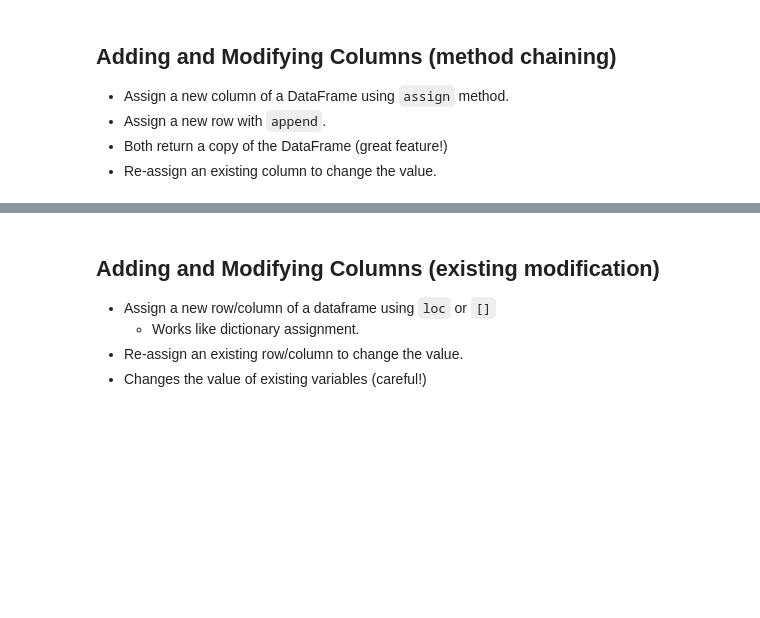
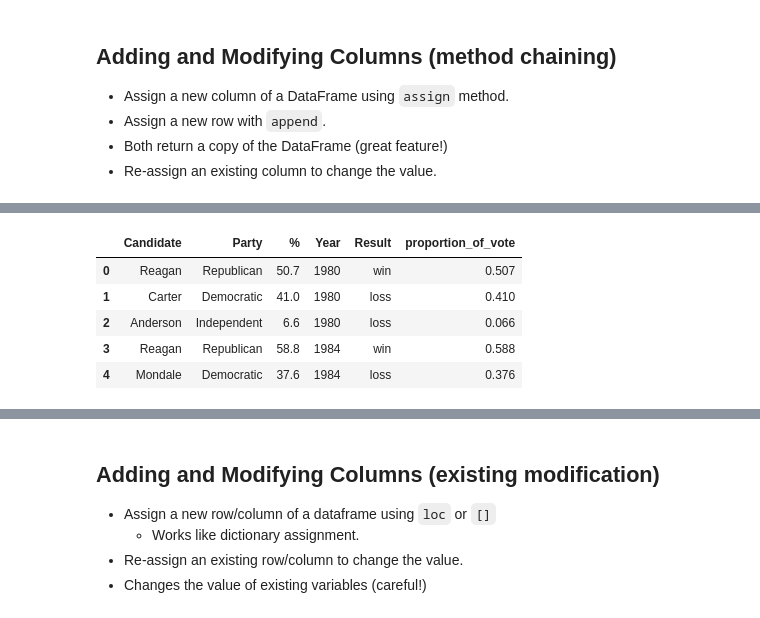
Before and after one commit to Bonnie117/dsc80-wi20, a Jupyter notebook: lectures/02/Lecture 02 Tabular Data.ipynb, the cells around one changed output, grey strips where cells are left out. Saved outputs shown, nothing was run; the diff lists cells and outputs as text; code cells hidden in the pictures; blank space fills up the shorter version.

```diff
--- a/lectures/02/Lecture 02 Tabular Data.ipynb
+++ b/lectures/02/Lecture 02 Tabular Data.ipynb
@@ -666,3 +843,12 @@ elections.drop_duplicates(subset=['Candidate'])
+# %%
+elections.assign(proportion_of_vote=(elections['%'] / 100)).head()
+# %% [output]
+|  | Candidate | Party | % | Year | Result | proportion_of_vote |
+| 0 | Reagan | Republican | 50.7 | 1980 | win | 0.507 |
+| 1 | Carter | Democratic | 41.0 | 1980 | loss | 0.410 |
+| 2 | Anderson | Independent | 6.6 | 1980 | loss | 0.066 |
+| 3 | Reagan | Republican | 58.8 | 1984 | win | 0.588 |
+| 4 | Mondale | Democratic | 37.6 | 1984 | loss | 0.376 |
 # %%
 # chain together multiple steps
 (
```
Also changed, not shown: parts of 51 cells of this notebook, 5 other files.
